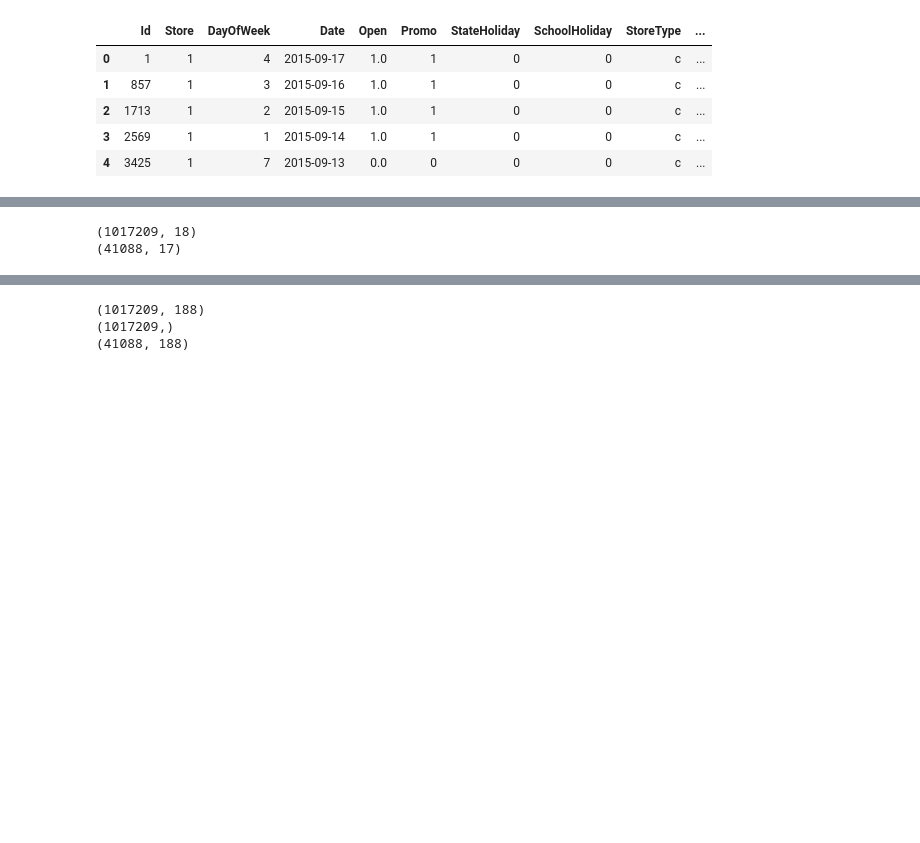
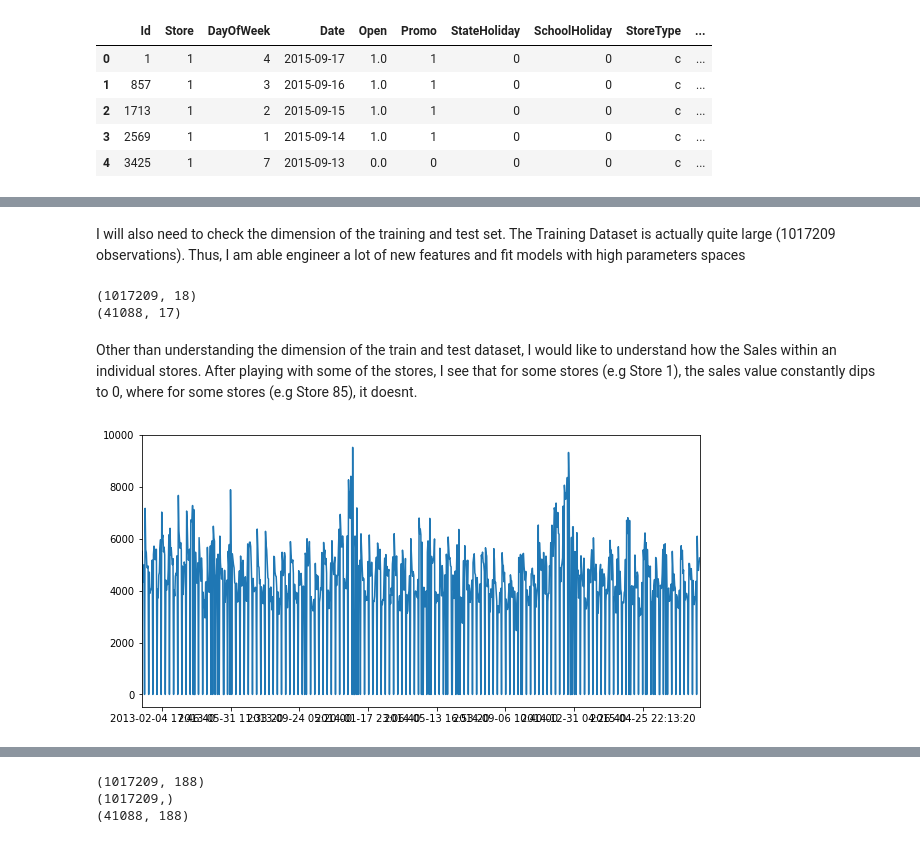
Before and after one commit to AdityaSidharta/ST4240, a Jupyter notebook: ass_1/q1/Question_1.ipynb, the cells around one changed output, grey strips where cells are left out. Saved outputs shown, nothing was run; the diff lists cells and outputs as text; code cells hidden in the pictures; blank space fills up the shorter version.

```diff
--- a/ass_1/q1/Question_1.ipynb
+++ b/ass_1/q1/Question_1.ipynb
@@ -97,6 +127,29 @@ DataFrameSummary(df_test).summary()
+# %% [markdown]
+I will also need to check the dimension of the training and test set. The Training Dataset is actually quite large (1017209 observations). Thus, I am able engineer a lot of new features and fit models with high parameters spaces
 # %%
 print df_train.shape
 print df_test.shape
 # %% [output]
 (1017209, 18)
 (41088, 17)
+# %% [markdown]
+Other than understanding the dimension of the train and test dataset, I would like to understand how the Sales within an individual stores. After playing with some of the stores, I see that for some stores (e.g Store 1), the sales value constantly dips to 0, where for some stores (e.g Store 85), it doesnt.
+# %%
+store = 1
+
+import matplotlib.dates as mdates
+import matplotlib as mpl
+
+def datetimeformatter(x, pos):
+    return pd.to_datetime(x)
+
+df_ts = df_train.copy()
+df_ts.sort_values('Date')
+date = pd.to_datetime(df_ts[df_ts['Store'] == store].Date).values.astype('datetime64[D]')
+sales = df_ts[df_ts['Store'] == store].Sales
+fig, axes = plt.subplots(figsize=(10,5))
+sns.tsplot(sales, date, ax = axes)
+axes.xaxis.set_major_formatter(mpl.ticker.FuncFormatter(datetimeformatter))
+plt.show()
+# %% [output]
+[figure, added]
```
Also changed, not shown: parts of 73 cells of this notebook, 3 other files.
